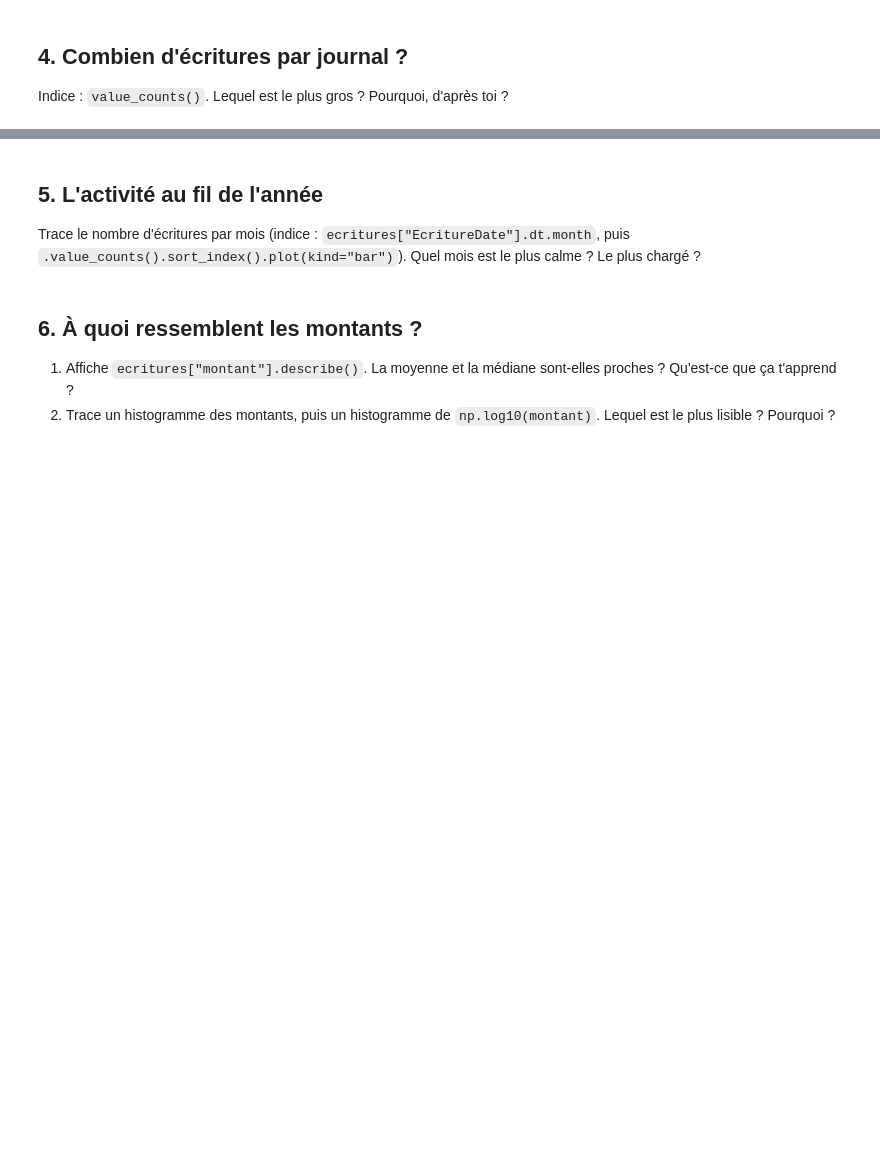
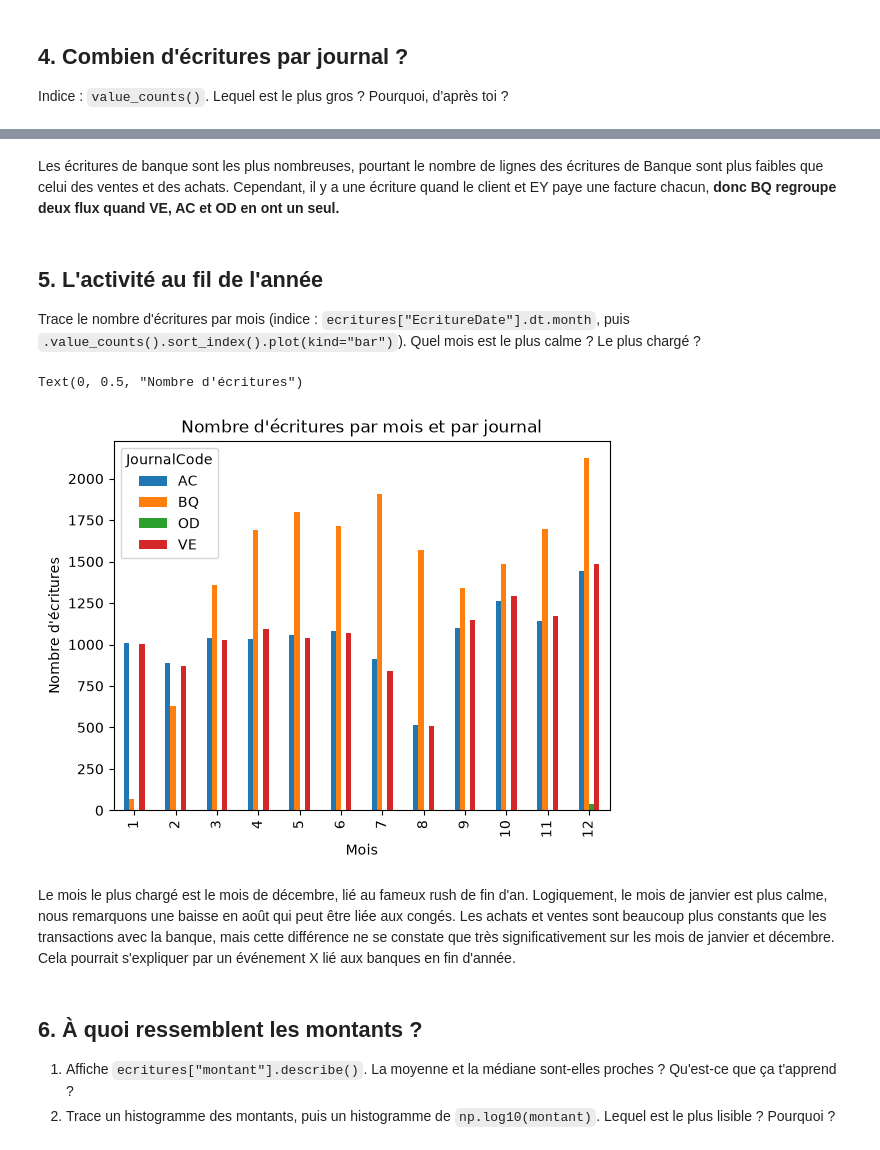
Before and after one commit to leolebon/detection-anomalies-comptable, a Jupyter notebook: notebooks/01_exploration.ipynb, the cells around one changed output, grey strips where cells are left out. Cells and saved outputs as stored; diff of their text form; code cells hidden in the pictures; blank space fills up the shorter version.

```diff
--- a/notebooks/01_exploration.ipynb
+++ b/notebooks/01_exploration.ipynb
@@ -40,7 +84,26 @@ Indice : `value_counts()`. Lequel est le plus gros ? Pourquoi, d'après toi ?
+# %% [markdown]
+Les écritures de banque sont les plus nombreuses,
+pourtant le nombre de lignes des écritures de Banque sont plus faibles que celui des ventes et des achats.
+Cependant, il y a une écriture quand le client et EY paye une facture chacun, **donc BQ regroupe deux flux quand VE, AC et OD en ont un seul.**
 # %% [markdown]
 ## 5. L'activité au fil de l'année
 Trace le nombre d'écritures par mois (indice : `ecritures["EcritureDate"].dt.month`, puis `.value_counts().sort_index().plot(kind="bar")`).
 Quel mois est le plus calme ? Le plus chargé ?
+# %%
+tableau_mensuel = pd.crosstab(ecritures["EcritureDate"].dt.month,
+                              ecritures["JournalCode"])
+
+ax = tableau_mensuel.plot(kind="bar",
+                          title="Nombre d'écritures par mois et par journal")
+ax.set_xlabel("Mois")
+ax.set_ylabel("Nombre d'écritures")
+# %% [output]
+Text(0, 0.5, "Nombre d'écritures")
+[figure, added]
+# %% [markdown]
+Le mois le plus chargé est le mois de décembre, lié au fameux rush de fin d'an.
+Logiquement, le mois de janvier est plus calme, nous remarquons une baisse en août qui peut être liée aux congés.
+Les achats et ventes sont beaucoup plus constants que les transactions avec la banque, mais cette différence ne se constate que très significativement sur les mois de janvier et décembre. Cela pourrait s'expliquer par un événement X lié aux banques en fin d'année.
 # %% [markdown]
 ## 6. À quoi ressemblent les montants ?
 1. Affiche `ecritures["montant"].describe()`. La moyenne et la médiane sont-elles proches ? Qu'est-ce que ça t'apprend ?
```
Also changed, not shown: parts of 14 cells of this notebook.
